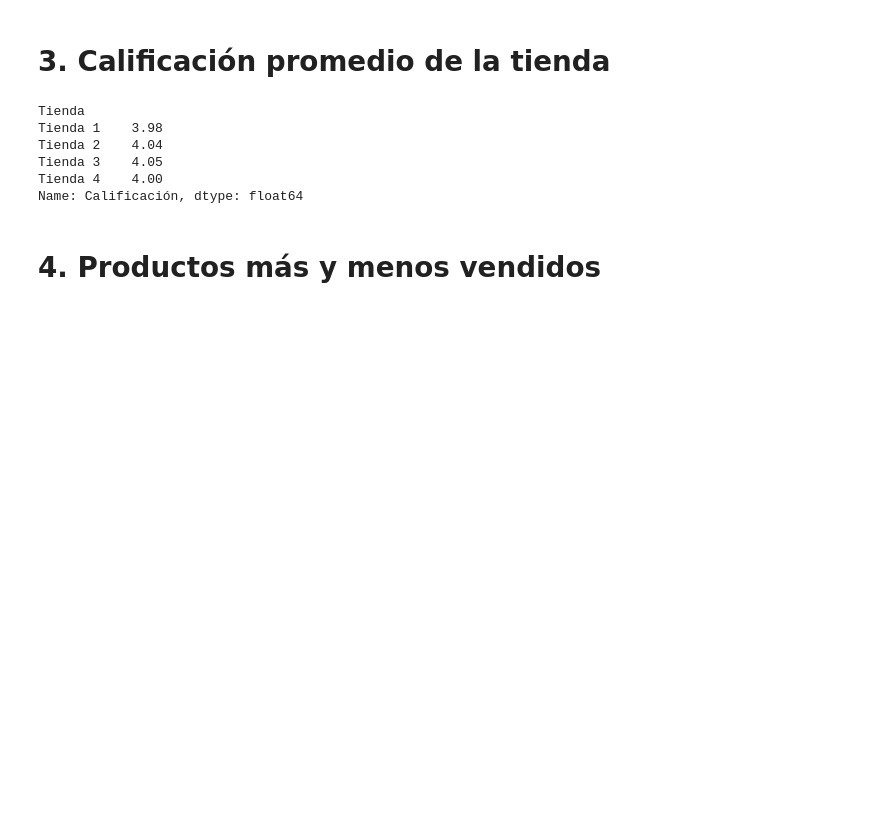
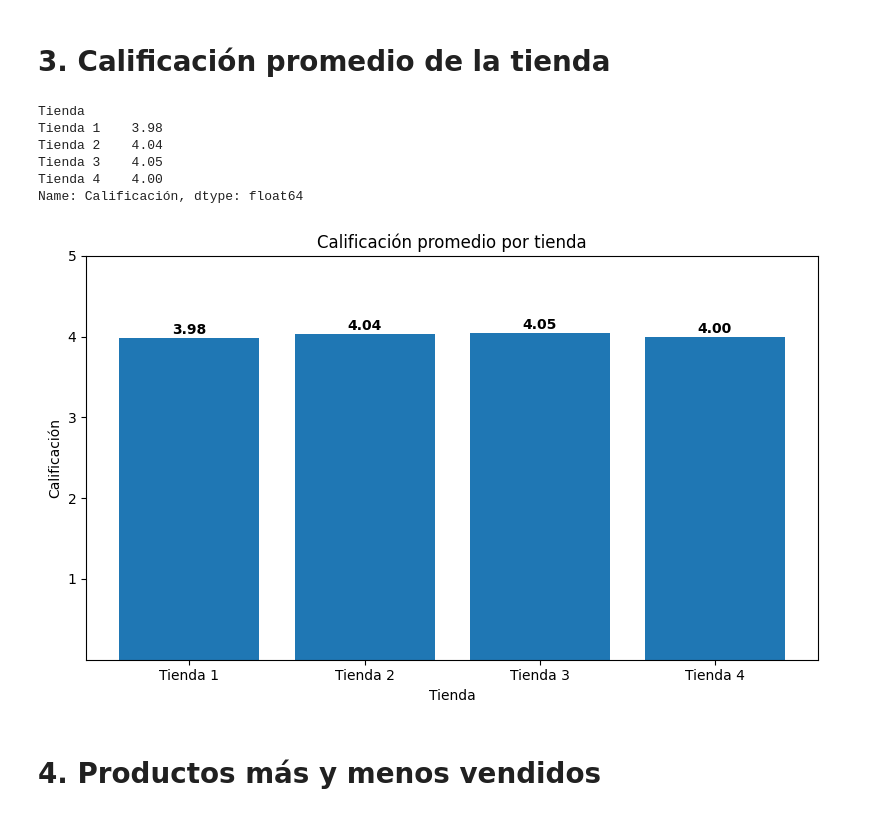
Before and after one commit to angelaoica-dev/challenge-AluraStoreLatam, a Jupyter notebook: AluraStoreLatam.ipynb, the cells around one changed output. Saved outputs shown, nothing was run; the diff lists cells and outputs as text; code cells hidden in the pictures; blank space fills up the shorter version.

```diff
--- a/AluraStoreLatam.ipynb
+++ b/AluraStoreLatam.ipynb
@@ -162,6 +209,27 @@ Tienda 2    4.04
 Tienda 3    4.05
 Tienda 4    4.00
 Name: Calificación, dtype: float64
+# %%
+import matplotlib.pyplot as plt
+
+plt.figure(figsize=(8, 5))
+plt.bar(
+    calificacion_promedio.index,
+    calificacion_promedio.values
+)
+
+plt.title("Calificación promedio por tienda")
+plt.xlabel("Tienda")
+plt.ylabel("Calificación")
+plt.yticks([1, 2, 3, 4, 5])
+
+for i, v in enumerate(calificacion_promedio.values):
+    plt.text(i, v + 0.05, f"{v:.2f}", ha="center", fontweight="bold")
+
+plt.tight_layout()
+plt.show()
+# %% [output]
+[figure, added]
 # %% [markdown]
 # 4. Productos más y menos vendidos
 # %%
```
Also changed, not shown: parts of 8 cells of this notebook.
